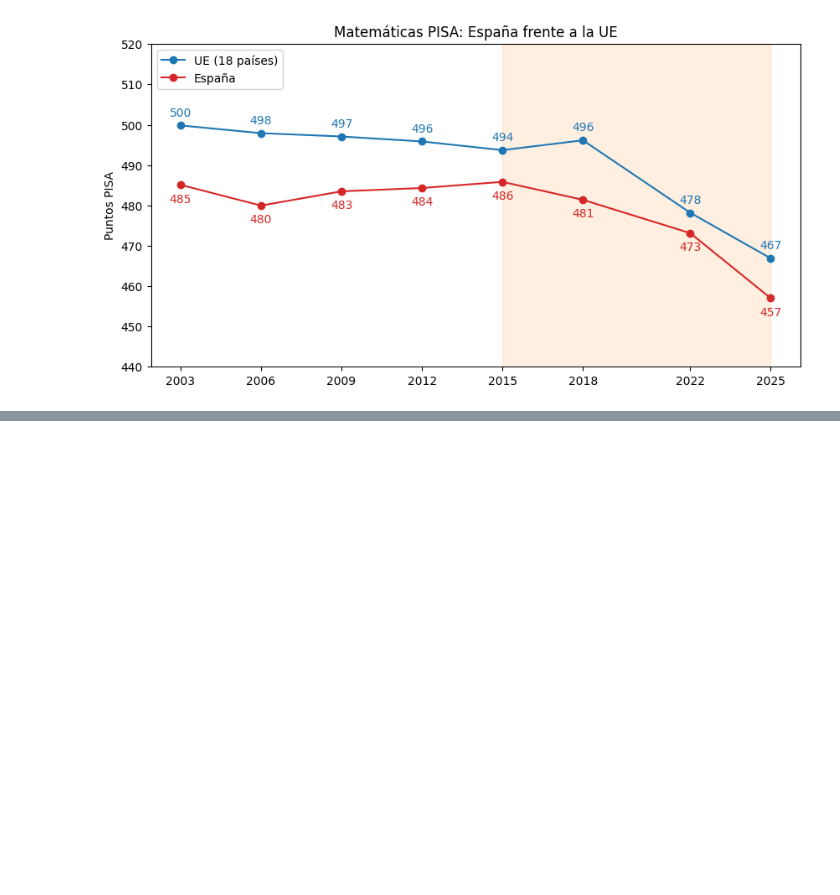
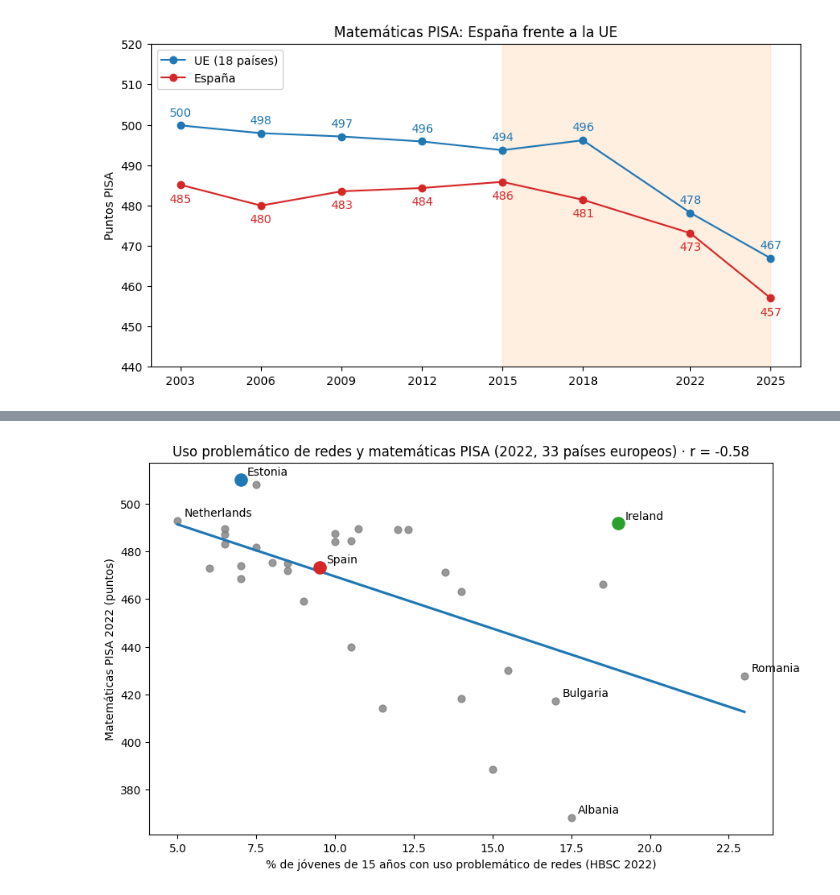
Before and after one commit to Avalverdep/2026-10-BILBAO-FT-Data-Science, a Jupyter notebook: 2-Data_Analysis/EDA/EDA_Andoni.ipynb, the cells around one changed output, grey strips where cells are left out. Drawn from its saved outputs; the diff is of its cells as text; code cells hidden in the pictures; blank space fills up the shorter version.

```diff
--- a/2-Data_Analysis/EDA/EDA_Andoni.ipynb
+++ b/2-Data_Analysis/EDA/EDA_Andoni.ipynb
@@ -311,0 +360,7 @@ plt.show()
+# %%
+
+pisa_maths_b = pd.DataFrame(pd.read_csv('data/matematics.csv'))
+pisa_maths_22 = pisa_maths_b[pisa_maths_b['Year'] == 2022][['Entity', 'Mathematics']]
+redes_pisa_maths = redes.merge(pisa_maths_22, on='Entity', how = 'inner')
+set(redes['Entity']) - set(redes_pisa_maths['Entity'])   #asegurarse de que coincidan todos los paises por si alguno se llama diferente en los datasets
+redes_pisa_maths
@@ -311,0 +385,26 @@ plt.show()
+# %%
+fig, ax = plt.subplots(figsize=(10, 6))
+
+
+sns.regplot(data=redes_pisa_maths, x='Total', y='Mathematics', ax=ax, ci=None,             #Establecer parámetros del gráfico, integrar data y formar linea y puntos
+            scatter_kws={'color': 'grey', 's': 40}, line_kws={'color': 'tab:blue'})
+
+
+espana = redes_pisa_maths[redes_pisa_maths['Entity'] == 'Spain']
+ax.scatter(espana['Total'], espana['Mathematics'], color='tab:red', s=120, zorder=3)
+ireland = redes_pisa_maths[redes_pisa_maths['Entity'] == 'Ireland']
+ax.scatter(ireland['Total'], ireland['Mathematics'], color='tab:green', s=120, zorder=3)  #aislar españa, Irlanda, y Estonia sacando entity:  desde el dataset y destacar en el gráfico
+estonia = redes_pisa_maths[redes_pisa_maths['Entity'] == 'Estonia']
+ax.scatter(estonia['Total'], estonia['Mathematics'], color='tab:blue', s=120, zorder=3)
+
+destacados = ['Spain', 'Ireland', 'Romania', 'Albania', 'Bulgaria', 'Estonia', 'Netherlands']
+for _, fila in redes_pisa_maths[redes_pisa_maths['Entity'].isin(destacados)].iterrows():                                 #sacar listado de paises destacados y recorrerlo con un for para posteriormente pintarlos en su posicion
+    ax.annotate(fila['Entity'], (fila['Total'], fila['Mathematics']), textcoords='offset points', xytext=(6, 4))
+
+r = redes_pisa_maths['Total'].corr(redes_pisa_maths['Mathematics'])                                                                            #correlacionar datos de uso de redes con lectura
+ax.set_title(f'Uso problemático de redes y matemáticas PISA (2022, {len(redes_pisa_maths)} países europeos) · r = {r:.2f}')
+ax.set_xlabel('% de jóvenes de 15 años con uso problemático de redes (HBSC 2022)')
+ax.set_ylabel('Matemáticas PISA 2022 (puntos)')
+plt.show()
+# %% [output]
+[figure, added]
```
Also changed, not shown: parts of 12 cells of this notebook, 5 other files.
